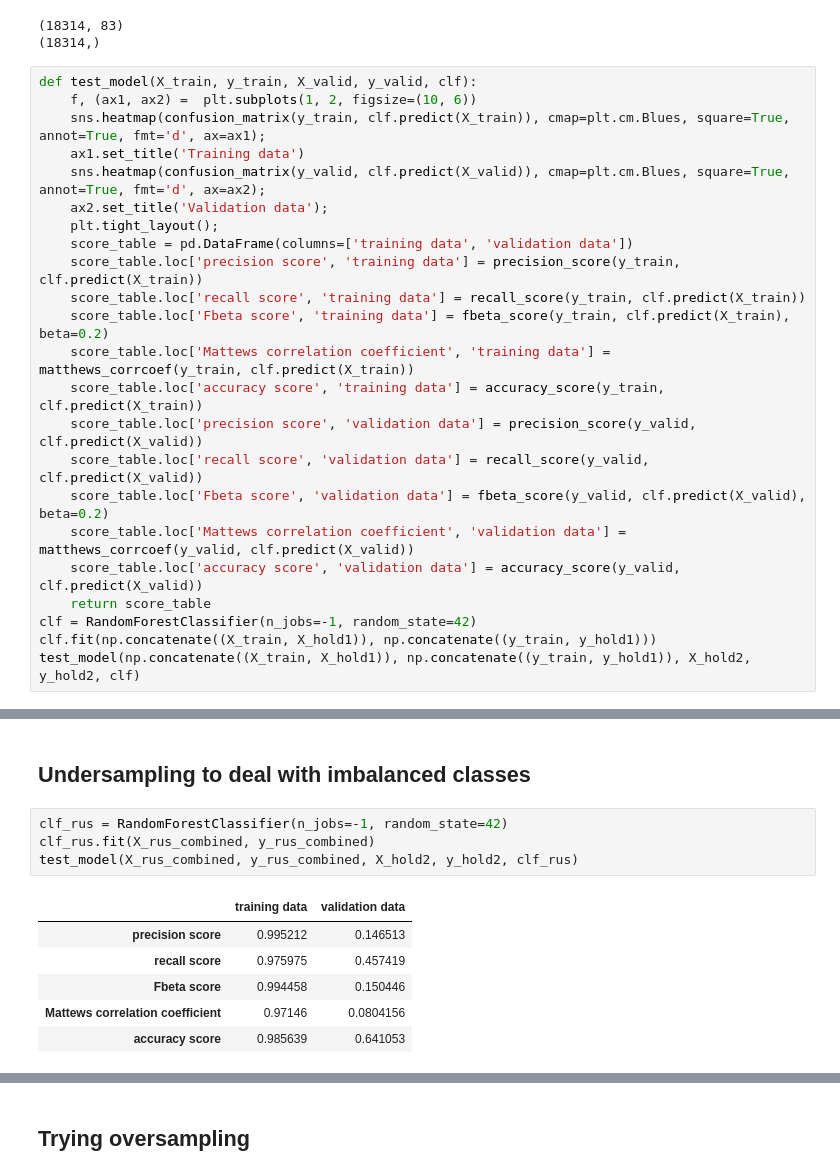
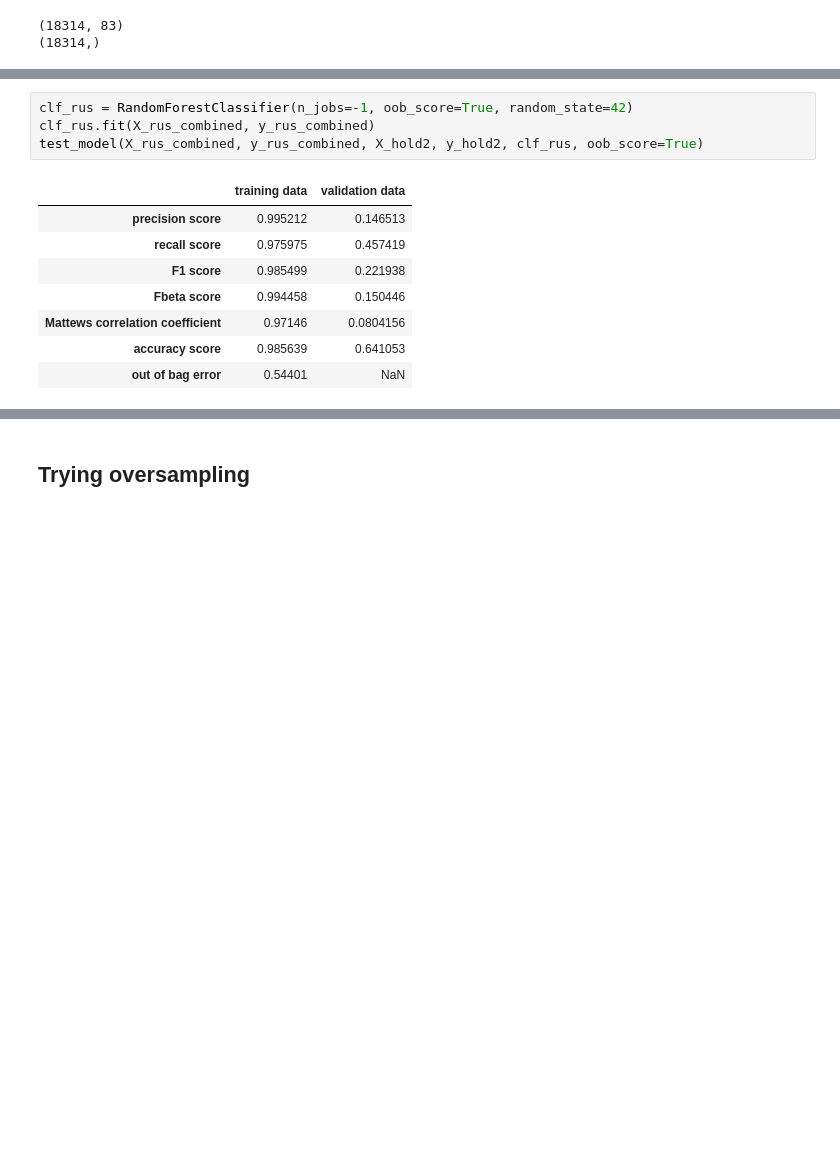
Before and after one commit to pavelzimin/hospital_readmission, a Jupyter notebook: 03_Hospital_Readmission_Machine_Learning.ipynb, the cells around one changed output, grey strips where cells are left out. Drawn from its saved outputs; the diff is of its cells as text; blank space fills up the shorter version.

```diff
--- a/03_Hospital_Readmission_Machine_Learning.ipynb
+++ b/03_Hospital_Readmission_Machine_Learning.ipynb
@@ -103,26 +162,3 @@ print(y_rus_combined.shape)
 # %% [output]
 (18314, 83)
 (18314,)
-# %%
-def test_model(X_train, y_train, X_valid, y_valid, clf):
-    f, (ax1, ax2) =  plt.subplots(1, 2, figsize=(10, 6))
-    sns.heatmap(confusion_matrix(y_train, clf.predict(X_train)), cmap=plt.cm.Blues, square=True, annot=True, fmt='d', ax=ax1);
-    ax1.set_title('Training data')
-    sns.heatmap(confusion_matrix(y_valid, clf.predict(X_valid)), cmap=plt.cm.Blues, square=True, annot=True, fmt='d', ax=ax2);
-    ax2.set_title('Validation data');
-    plt.tight_layout();
-    score_table = pd.DataFrame(columns=['training data', 'validation data'])
-    score_table.loc['precision score', 'training data'] = precision_score(y_train, clf.predict(X_train))
-    score_table.loc['recall score', 'training data'] = recall_score(y_train, clf.predict(X_train))
-    score_table.loc['Fbeta score', 'training data'] = fbeta_score(y_train, clf.predict(X_train), beta=0.2)
-    score_table.loc['Mattews correlation coefficient', 'training data'] = matthews_corrcoef(y_train, clf.predict(X_train))
-    score_table.loc['accuracy score', 'training data'] = accuracy_score(y_train, clf.predict(X_train))
-    score_table.loc['precision score', 'validation data'] = precision_score(y_valid, clf.predict(X_valid))
-    score_table.loc['recall score', 'validation data'] = recall_score(y_valid, clf.predict(X_valid))
-    score_table.loc['Fbeta score', 'validation data'] = fbeta_score(y_valid, clf.predict(X_valid), beta=0.2)
-    score_table.loc['Mattews correlation coefficient', 'validation data'] = matthews_corrcoef(y_valid, clf.predict(X_valid))
-    score_table.loc['accuracy score', 'validation data'] = accuracy_score(y_valid, clf.predict(X_valid))
-    return score_table
-clf = RandomForestClassifier(n_jobs=-1, random_state=42)
-clf.fit(np.concatenate((X_train, X_hold1)), np.concatenate((y_train, y_hold1)))
-test_model(np.concatenate((X_train, X_hold1)), np.concatenate((y_train, y_hold1)), X_hold2, y_hold2, clf)
@@ -137,16 +165,16 @@ test_model(np.concatenate((X_train, X_hold1)), np.concatenate((y_train, y_hold1)
-# %% [markdown]
-## Undersampling to deal with imbalanced classes
 # %%
-clf_rus = RandomForestClassifier(n_jobs=-1, random_state=42)
+clf_rus = RandomForestClassifier(n_jobs=-1, oob_score=True, random_state=42)
 clf_rus.fit(X_rus_combined, y_rus_combined)
-test_model(X_rus_combined, y_rus_combined, X_hold2, y_hold2, clf_rus)
+test_model(X_rus_combined, y_rus_combined, X_hold2, y_hold2, clf_rus, oob_score=True)
 # %% [output]
 |  | training data | validation data |
 | precision score | 0.995212 | 0.146513 |
 | recall score | 0.975975 | 0.457419 |
+| F1 score | 0.985499 | 0.221938 |
 | Fbeta score | 0.994458 | 0.150446 |
 | Mattews correlation coefficient | 0.97146 | 0.0804156 |
 | accuracy score | 0.985639 | 0.641053 |
+| out of bag error | 0.54401 | NaN |
 [figure]
 # %% [markdown]
 ## Trying oversampling
```
Also changed, not shown: parts of 75 cells of this notebook.
